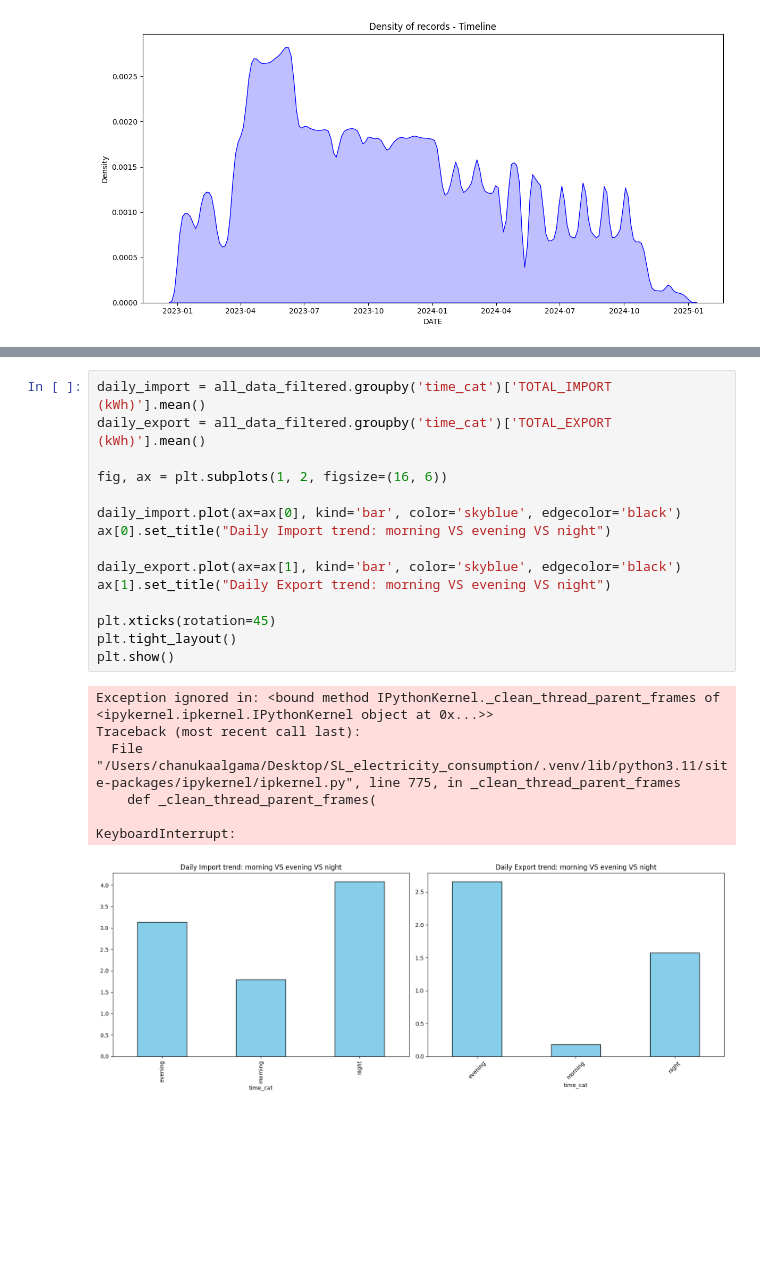
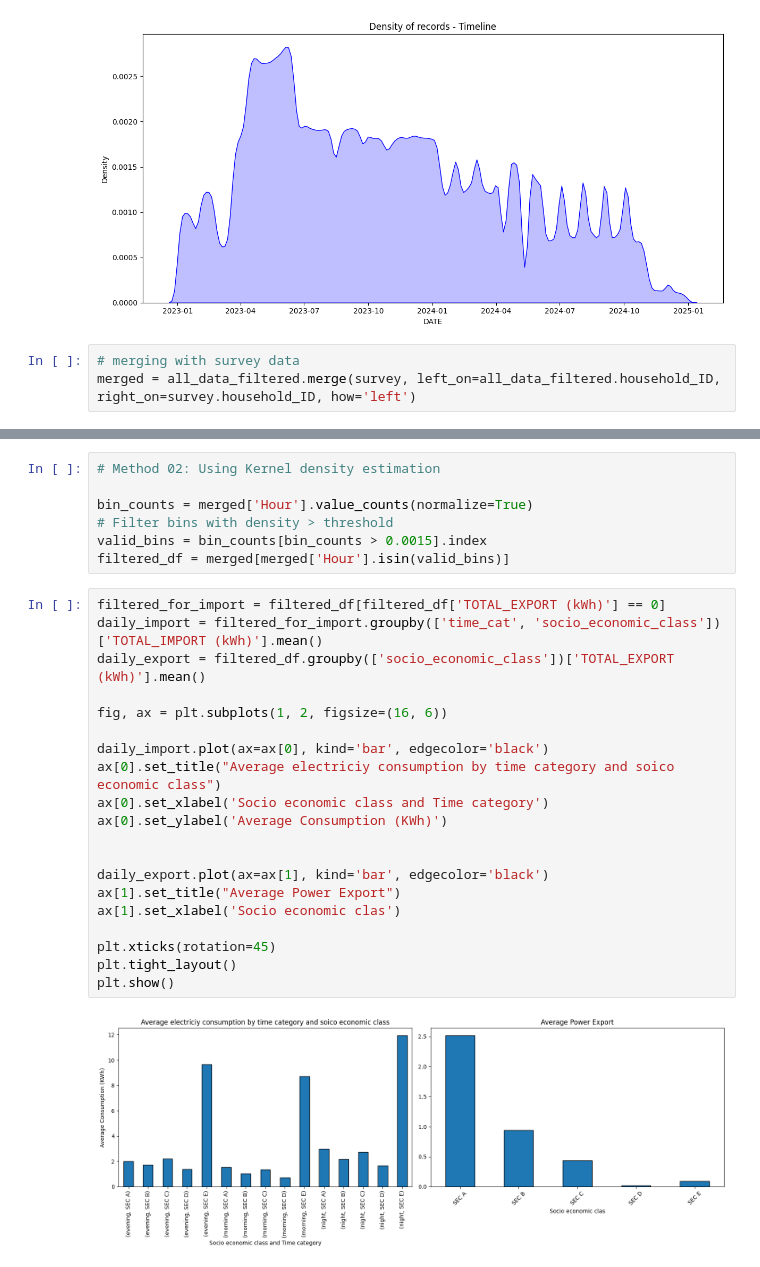
Before and after one commit to LIRNEasia/SL_electricity_consumption, a Jupyter notebook: notebooks/eda_smart_6_hour_data.ipynb, the cells around one changed output, grey strips where cells are left out. Drawn from its saved outputs; the diff is of its cells as text; blank space fills up the shorter version.

```diff
--- a/notebooks/eda_with_sm.ipynb
+++ b/notebooks/eda_smart_6_hour_data.ipynb
@@ -229,3 +228,6 @@ plt.tight_layout()
 plt.show()
 # %% [output]
 [figure]
+# %%
+# merging with survey data
+merged = all_data_filtered.merge(survey, left_on=all_data_filtered.household_ID, right_on=survey.household_ID, how='left')
@@ -232,23 +242,29 @@ plt.show()
+# %%
+# Method 02: Using Kernel density estimation
+
+bin_counts = merged['Hour'].value_counts(normalize=True)
+# Filter bins with density > threshold
+valid_bins = bin_counts[bin_counts > 0.0015].index
+filtered_df = merged[merged['Hour'].isin(valid_bins)]
 # %%
-daily_import = all_data_filtered.groupby('time_cat')['TOTAL_IMPORT (kWh)'].mean()
-daily_export = all_data_filtered.groupby('time_cat')['TOTAL_EXPORT (kWh)'].mean()
+filtered_for_import = filtered_df[filtered_df['TOTAL_EXPORT (kWh)'] == 0]
+daily_import = filtered_for_import.groupby(['time_cat', 'socio_economic_class'])['TOTAL_IMPORT (kWh)'].mean()
+daily_export = filtered_df.groupby(['socio_economic_class'])['TOTAL_EXPORT (kWh)'].mean()
 
 fig, ax = plt.subplots(1, 2, figsize=(16, 6))
 
-daily_import.plot(ax=ax[0], kind='bar', color='skyblue', edgecolor='black')
-ax[0].set_title("Daily Import trend: morning VS evening VS night")
+daily_import.plot(ax=ax[0], kind='bar', edgecolor='black')
+ax[0].set_title("Average electriciy consumption by time category and soico economic class")
+ax[0].set_xlabel('Socio economic class and Time category')
+ax[0].set_ylabel('Average Consumption (KWh)')
 
-daily_export.plot(ax=ax[1], kind='bar', color='skyblue', edgecolor='black')
-ax[1].set_title("Daily Export trend: morning VS evening VS night")
+
+daily_export.plot(ax=ax[1], kind='bar', edgecolor='black')
+ax[1].set_title("Average Power Export")
+ax[1].set_xlabel('Socio economic clas')
 
 plt.xticks(rotation=45)
 plt.tight_layout()
 plt.show()
 # %% [output]
-Exception ignored in: <bound method IPythonKernel._clean_thread_parent_frames of <ipykernel.ipkernel.IPythonKernel object at 0x...>>
-Traceback (most recent call last):
-  File "/Users/chanukaalgama/Desktop/SL_electricity_consumption/.venv/lib/python3.11/site-packages/ipykernel/ipkernel.py", line 775, in _clean_thread_parent_frames
-    def _clean_thread_parent_frames(
-
-KeyboardInterrupt:
-[figure, old version]
+[figure, new version]
```
Also changed, not shown: parts of 13 cells of this notebook, 1 other file.
